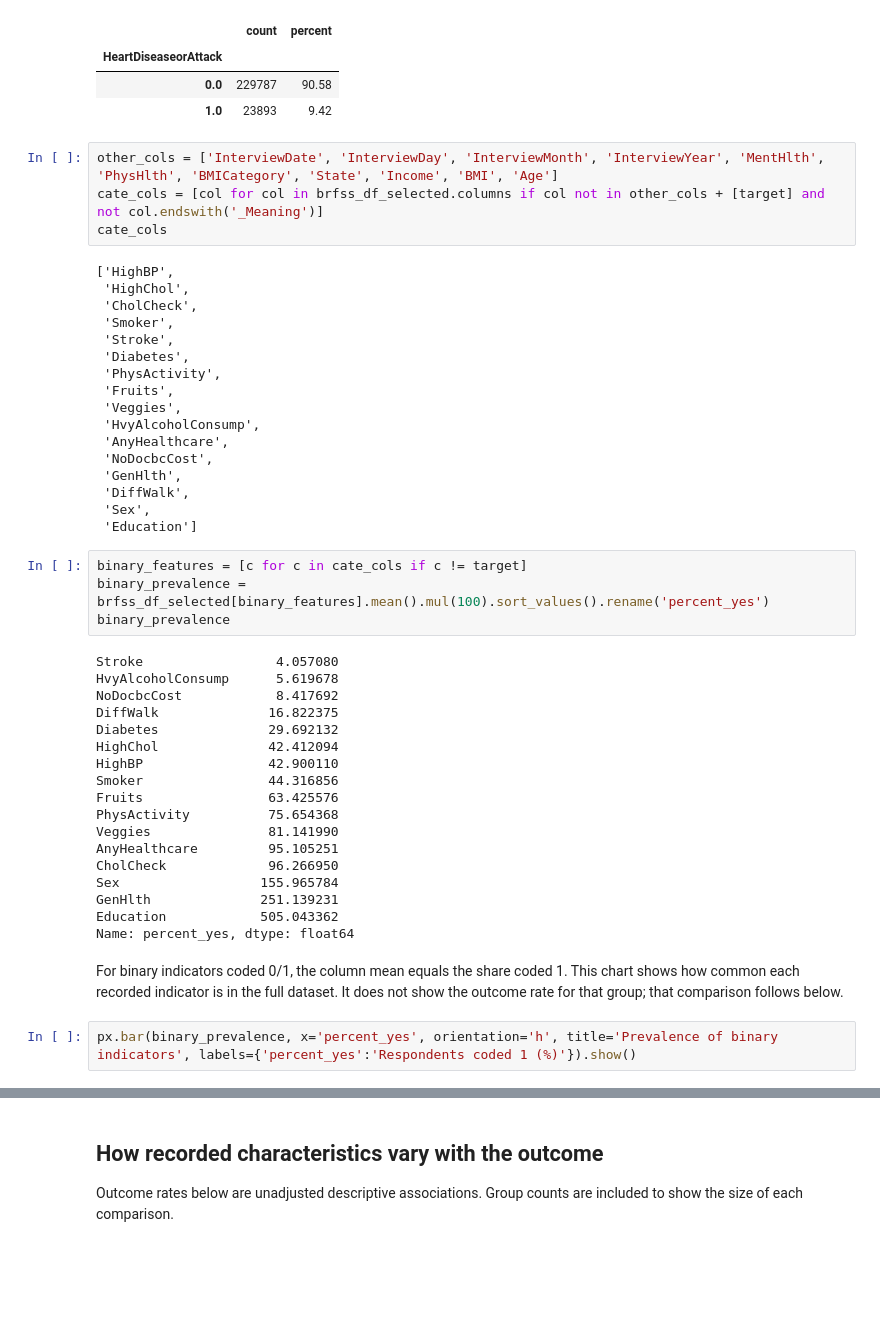
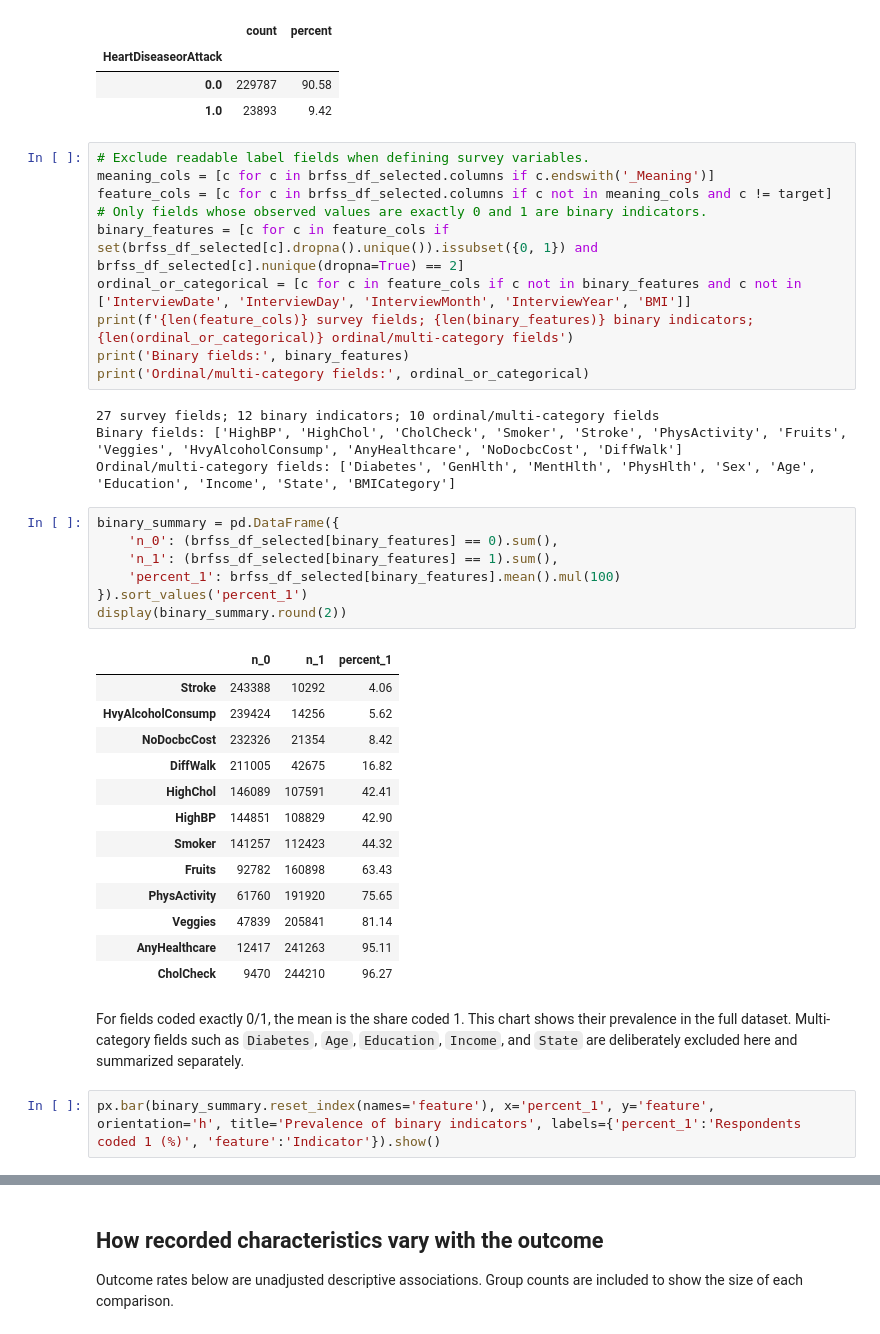
Before and after one commit to D-an-DASA/IDV, a Jupyter notebook: src/preprocess/1.1_EDA.ipynb, the cells around one changed output, grey strips where cells are left out. Saved outputs shown, nothing was run; the diff lists cells and outputs as text; blank space fills up the shorter version.

```diff
--- a/src/preprocess/1.1_EDA.ipynb
+++ b/src/preprocess/1.1_EDA.ipynb
@@ -95,49 +97,41 @@ px.bar(outcome_summary.reset_index(names='outcome'), x='outcome', y='count', tex
 | 0.0 | 229787 | 90.58 |
 | 1.0 | 23893 | 9.42 |
 # %%
-other_cols = ['InterviewDate', 'InterviewDay', 'InterviewMonth', 'InterviewYear', 'MentHlth', 'PhysHlth', 'BMICategory', 'State', 'Income', 'BMI', 'Age']
-cate_cols = [col for col in brfss_df_selected.columns if col not in other_cols + [target] and not col.endswith('_Meaning')]
-cate_cols
+# Exclude readable label fields when defining survey variables.
+meaning_cols = [c for c in brfss_df_selected.columns if c.endswith('_Meaning')]
+feature_cols = [c for c in brfss_df_selected.columns if c not in meaning_cols and c != target]
+# Only fields whose observed values are exactly 0 and 1 are binary indicators.
+binary_features = [c for c in feature_cols if set(brfss_df_selected[c].dropna().unique()).issubset({0, 1}) and brfss_df_selected[c].nunique(dropna=True) == 2]
+ordinal_or_categorical = [c for c in feature_cols if c not in binary_features and c not in ['InterviewDate', 'InterviewDay', 'InterviewMonth', 'InterviewYear', 'BMI']]
+print(f'{len(feature_cols)} survey fields; {len(binary_features)} binary indicators; {len(ordinal_or_categorical)} ordinal/multi-category fields')
+print('Binary fields:', binary_features)
+print('Ordinal/multi-category fields:', ordinal_or_categorical)
 # %% [output]
-['HighBP',
- 'HighChol',
- 'CholCheck',
- 'Smoker',
- 'Stroke',
- 'Diabetes',
- 'PhysActivity',
- 'Fruits',
- 'Veggies',
- 'HvyAlcoholConsump',
- 'AnyHealthcare',
- 'NoDocbcCost',
- 'GenHlth',
- 'DiffWalk',
- 'Sex',
- 'Education']
+27 survey fields; 12 binary indicators; 10 ordinal/multi-category fields
+Binary fields: ['HighBP', 'HighChol', 'CholCheck', 'Smoker', 'Stroke', 'PhysActivity', 'Fruits', 'Veggies', 'HvyAlcoholConsump', 'AnyHealthcare', 'NoDocbcCost', 'DiffWalk']
+Ordinal/multi-category fields: ['Diabetes', 'GenHlth', 'MentHlth', 'PhysHlth', 'Sex', 'Age', 'Education', 'Income', 'State', 'BMICategory']
 # %%
-binary_features = [c for c in cate_cols if c != target]
-binary_prevalence = brfss_df_selected[binary_features].mean().mul(100).sort_values().rename('percent_yes')
-binary_prevalence
+binary_summary = pd.DataFrame({
+    'n_0': (brfss_df_selected[binary_features] == 0).sum(),
+    'n_1': (brfss_df_selected[binary_features] == 1).sum(),
+    'percent_1': brfss_df_selected[binary_features].mean().mul(100)
+}).sort_values('percent_1')
+display(binary_summary.round(2))
 # %% [output]
-Stroke                 4.057080
-HvyAlcoholConsump      5.619678
-NoDocbcCost            8.417692
-DiffWalk              16.822375
-Diabetes              29.692132
-HighChol              42.412094
-HighBP                42.900110
-Smoker                44.316856
-Fruits                63.425576
-PhysActivity          75.654368
-Veggies               81.141990
-AnyHealthcare         95.105251
-CholCheck             96.266950
-Sex                  155.965784
-GenHlth              251.139231
-Education            505.043362
-Name: percent_yes, dtype: float64
+|  | n_0 | n_1 | percent_1 |
+| Stroke | 243388 | 10292 | 4.06 |
+| HvyAlcoholConsump | 239424 | 14256 | 5.62 |
+| NoDocbcCost | 232326 | 21354 | 8.42 |
+| DiffWalk | 211005 | 42675 | 16.82 |
+| HighChol | 146089 | 107591 | 42.41 |
+| HighBP | 144851 | 108829 | 42.90 |
+| Smoker | 141257 | 112423 | 44.32 |
+| Fruits | 92782 | 160898 | 63.43 |
+| PhysActivity | 61760 | 191920 | 75.65 |
+| Veggies | 47839 | 205841 | 81.14 |
+| AnyHealthcare | 12417 | 241263 | 95.11 |
+| CholCheck | 9470 | 244210 | 96.27 |
 # %% [markdown]
-For binary indicators coded 0/1, the column mean equals the share coded 1. This chart shows how common each recorded indicator is in the full dataset. It does not show the outcome rate for that group; that comparison follows below.
+For fields coded exactly 0/1, the mean is the share coded 1. This chart shows their prevalence in the full dataset. Multi-category fields such as `Diabetes`, `Age`, `Education`, `Income`, and `State` are deliberately excluded here and summarized separately.
 # %%
-px.bar(binary_prevalence, x='percent_yes', orientation='h', title='Prevalence of binary indicators', labels={'percent_yes':'Respondents coded 1 (%)'}).show()
+px.bar(binary_summary.reset_index(names='feature'), x='percent_1', y='feature', orientation='h', title='Prevalence of binary indicators', labels={'percent_1':'Respondents coded 1 (%)', 'feature':'Indicator'}).show()
```
Also changed, not shown: parts of 12 cells of this notebook, 3 other files.
